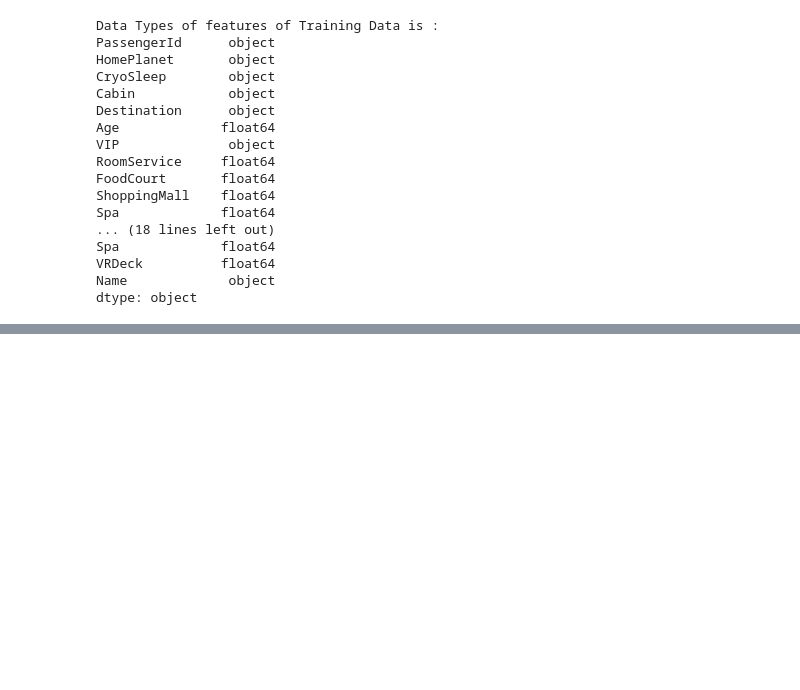
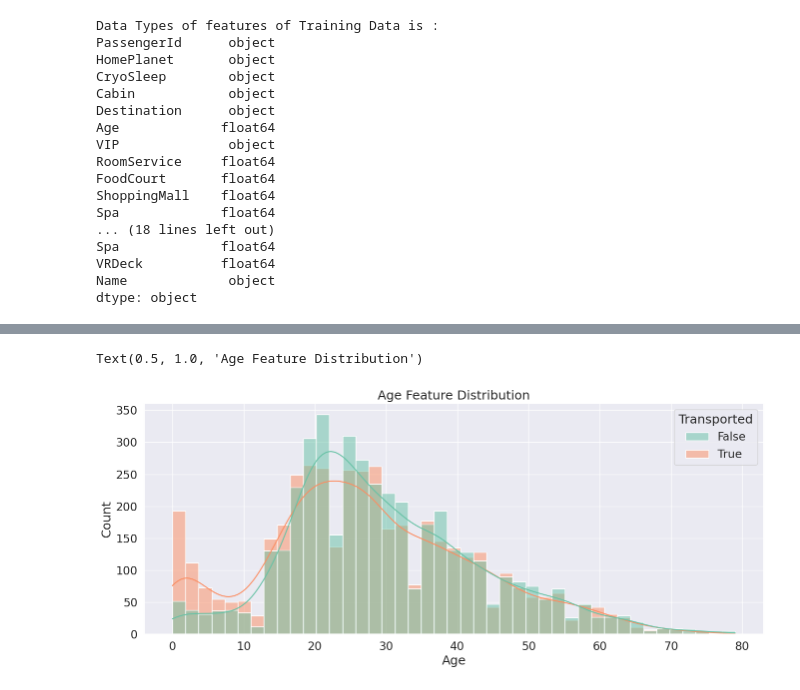
Before and after one commit to ky106031/kaggle-study, a Jupyter notebook: Spaceship_Titanic.ipynb, the cells around one changed output, grey strips where cells are left out. Drawn from its saved outputs; the diff is of its cells as text; code cells hidden in the pictures; blank space fills up the shorter version.

```diff
--- a/Spaceship_Titanic.ipynb
+++ b/Spaceship_Titanic.ipynb
@@ -1857,0 +1939,11 @@ dtype: object
+# %%
+plt.figure(figsize=(16,6))
+sns.histplot(x=train_df['Age'],
+             hue='Transported',
+             data=train_df,
+             kde=True,
+             palette='Set2')
+plt.title('Age Feature Distribution')
+# %% [output]
+Text(0.5, 1.0, 'Age Feature Distribution')
+[figure, added]
```
Also changed, not shown: parts of 5 cells of this notebook.
